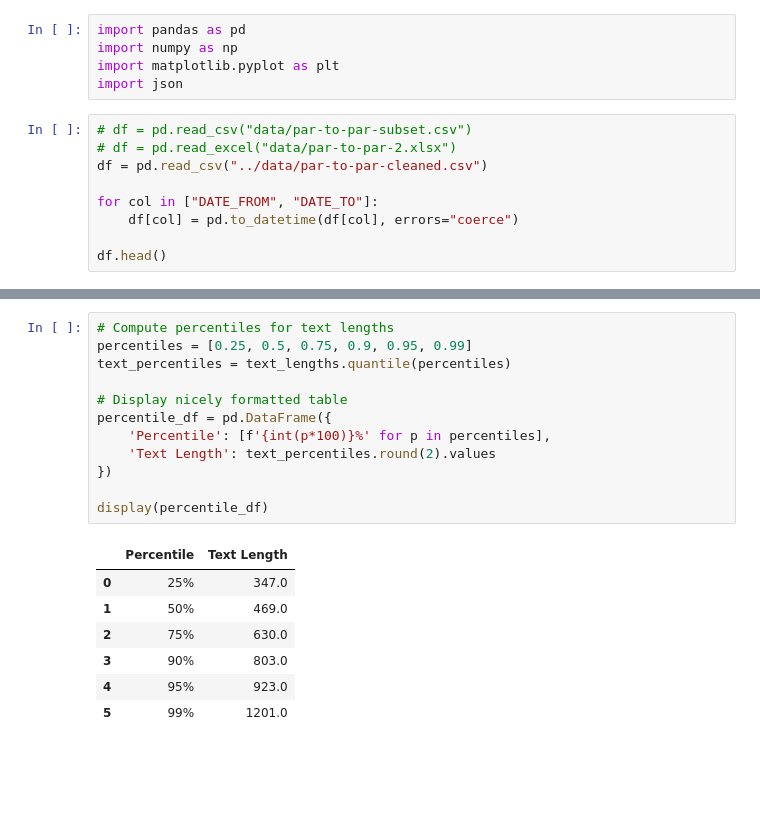
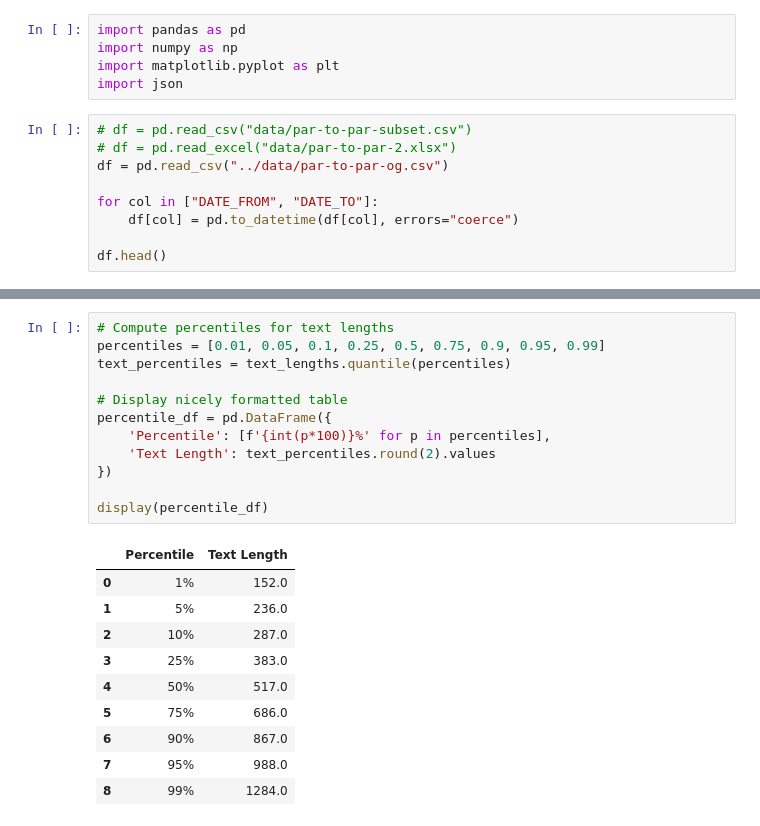
Before and after one commit to christianjensen2903/Master-Thesis, a Jupyter notebook: data_analysis/data_analysis.ipynb, the cells around one changed output, grey strips where cells are left out. Cells and saved outputs as stored; diff of their text form; blank space fills up the shorter version.

```diff
--- a/data_analysis/data_analysis.ipynb
+++ b/data_analysis/data_analysis.ipynb
@@ -6,7 +6,7 @@ import json
 # %%
 # df = pd.read_csv("data/par-to-par-subset.csv")
 # df = pd.read_excel("data/par-to-par-2.xlsx")
-df = pd.read_csv("../data/par-to-par-cleaned.csv")
+df = pd.read_csv("../data/par-to-par-og.csv")
 
 for col in ["DATE_FROM", "DATE_TO"]:
     df[col] = pd.to_datetime(df[col], errors="coerce")
@@ -94,23 +94,26 @@ display(stats_df.round(2))
 # %%
 # Compute percentiles for text lengths
-percentiles = [0.25, 0.5, 0.75, 0.9, 0.95, 0.99]
+percentiles = [0.01, 0.05, 0.1, 0.25, 0.5, 0.75, 0.9, 0.95, 0.99]
 text_percentiles = text_lengths.quantile(percentiles)
 
 # Display nicely formatted table
 percentile_df = pd.DataFrame({
     'Percentile': [f'{int(p*100)}%' for p in percentiles],
     'Text Length': text_percentiles.round(2).values
 })
 
 display(percentile_df)
 # %% [output]
 |  | Percentile | Text Length |
-| 0 | 25% | 347.0 |
-| 1 | 50% | 469.0 |
-| 2 | 75% | 630.0 |
-| 3 | 90% | 803.0 |
-| 4 | 95% | 923.0 |
-| 5 | 99% | 1201.0 |
+| 0 | 1% | 152.0 |
+| 1 | 5% | 236.0 |
+| 2 | 10% | 287.0 |
+| 3 | 25% | 383.0 |
+| 4 | 50% | 517.0 |
+| 5 | 75% | 686.0 |
+| 6 | 90% | 867.0 |
+| 7 | 95% | 988.0 |
+| 8 | 99% | 1284.0 |
 # %%
 import pandas as pd
 import matplotlib.pyplot as plt
```
Also changed, not shown: parts of 15 cells of this notebook, 3 other files.
